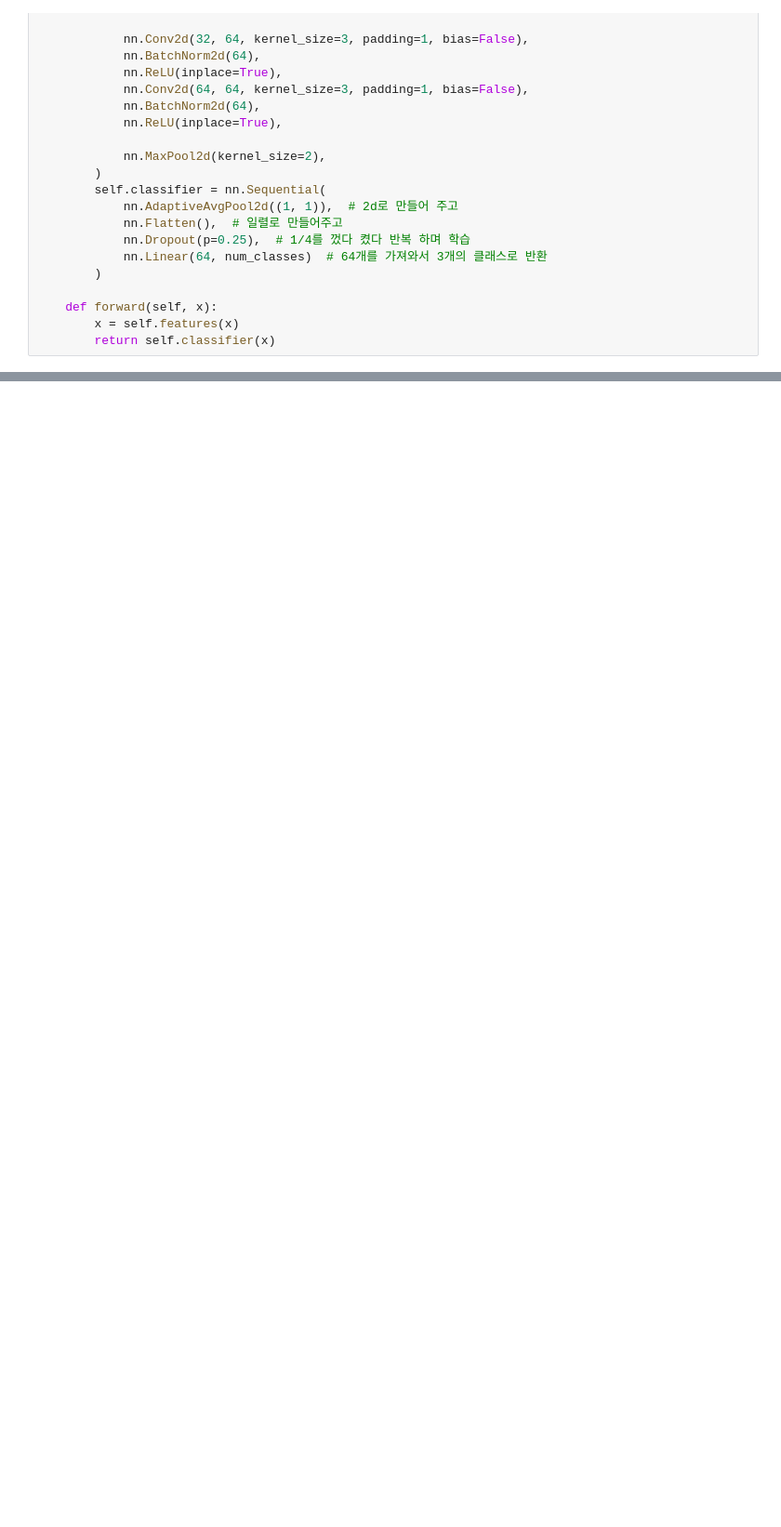
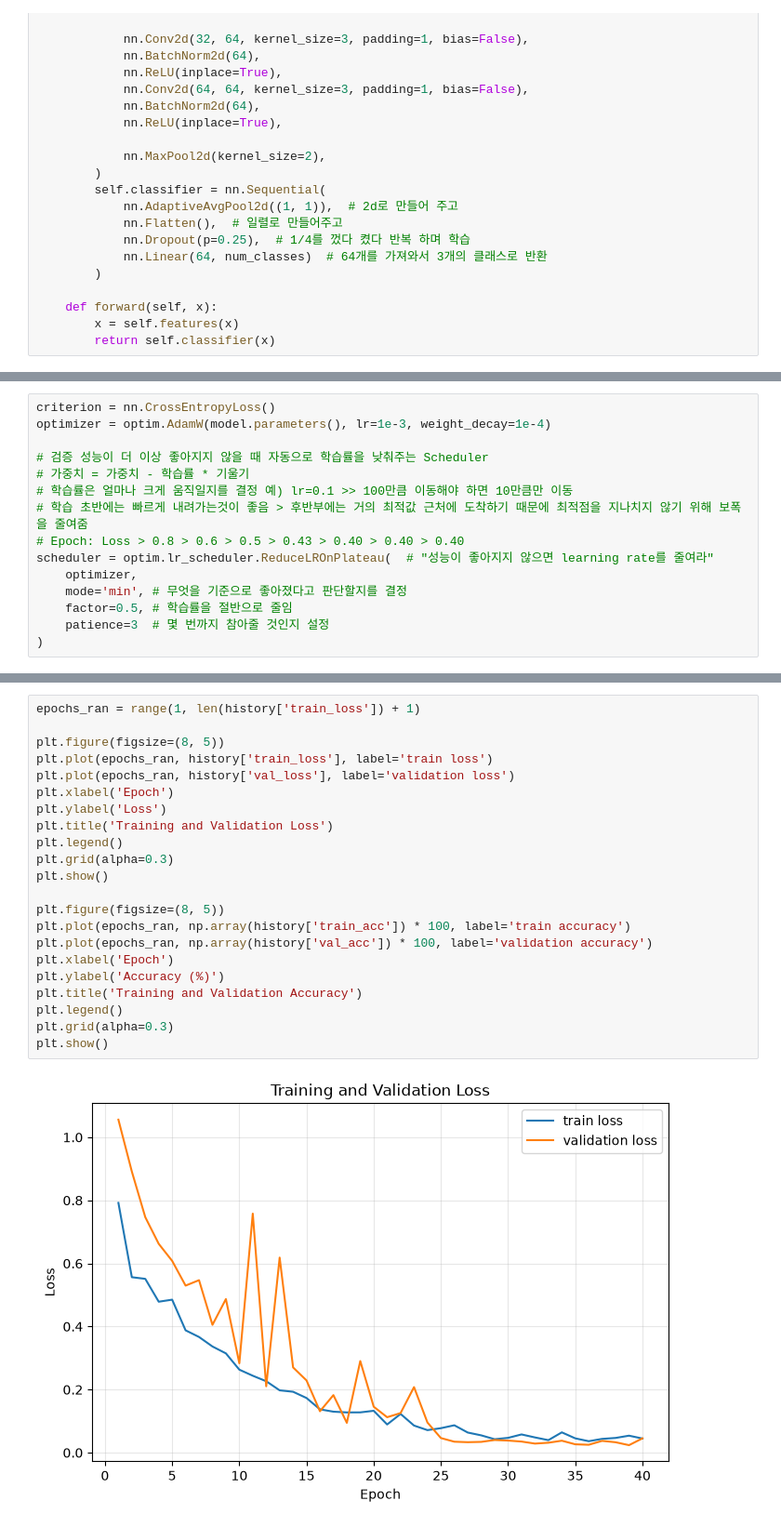
Before and after one commit to LucasKimo/Python-AI-ML-Study, a Jupyter notebook: 3_MLDL/12_손글씨 도형 분류하기.ipynb, the cells around one changed output, grey strips where cells are left out. Shown at 93% size. Drawn from its saved outputs; the diff is of its cells as text; blank space fills up the shorter version.

Commit message:
early stopping / training new model using saved best weight

```diff
--- a/3_MLDL/12_손글씨 도형 분류하기.ipynb
+++ b/3_MLDL/12_손글씨 도형 분류하기.ipynb
@@ -271,0 +320,15 @@ model = ShapeCNN(num_classes=num_classes).to(device)
+# %%
+criterion = nn.CrossEntropyLoss()
+optimizer = optim.AdamW(model.parameters(), lr=1e-3, weight_decay=1e-4)
+
+# 검증 성능이 더 이상 좋아지지 않을 때 자동으로 학습률을 낮춰주는 Scheduler
+# 가중치 = 가중치 - 학습률 * 기울기
+# 학습률은 얼마나 크게 움직일지를 결정 예) lr=0.1 >> 100만큼 이동해야 하면 10만큼만 이동
+# 학습 초반에는 빠르게 내려가는것이 좋음 > 후반부에는 거의 최적값 근처에 도착하기 때문에 최적점을 지나치지 않기 위해 보폭을 줄여줌
+# Epoch: Loss > 0.8 > 0.6 > 0.5 > 0.43 > 0.40 > 0.40 > 0.40
+scheduler = optim.lr_scheduler.ReduceLROnPlateau(  # "성능이 좋아지지 않으면 learning rate를 줄여라"
+    optimizer,
+    mode='min', # 무엇을 기준으로 좋아졌다고 판단할지를 결정
+    factor=0.5, # 학습률을 절반으로 줄임
+    patience=3  # 몇 번까지 참아줄 것인지 설정
+)
@@ -271,0 +433,24 @@ model = ShapeCNN(num_classes=num_classes).to(device)
+# %%
+epochs_ran = range(1, len(history['train_loss']) + 1)
+
+plt.figure(figsize=(8, 5))
+plt.plot(epochs_ran, history['train_loss'], label='train loss')
+plt.plot(epochs_ran, history['val_loss'], label='validation loss')
+plt.xlabel('Epoch')
+plt.ylabel('Loss')
+plt.title('Training and Validation Loss')
+plt.legend()
+plt.grid(alpha=0.3)
+plt.show()
+
+plt.figure(figsize=(8, 5))
+plt.plot(epochs_ran, np.array(history['train_acc']) * 100, label='train accuracy')
+plt.plot(epochs_ran, np.array(history['val_acc']) * 100, label='validation accuracy')
+plt.xlabel('Epoch')
+plt.ylabel('Accuracy (%)')
+plt.title('Training and Validation Accuracy')
+plt.legend()
+plt.grid(alpha=0.3)
+plt.show()
+# %% [output]
+[figure, added]
```
Also changed, not shown: parts of 26 cells of this notebook, 2 other files.
